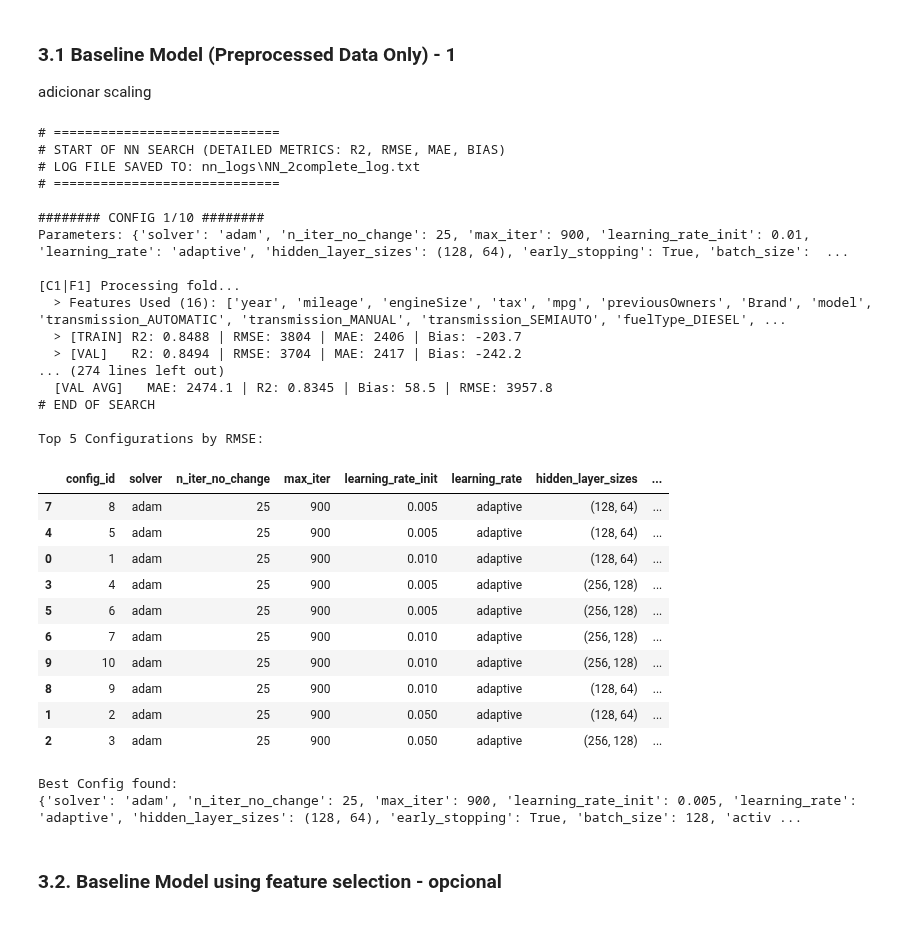
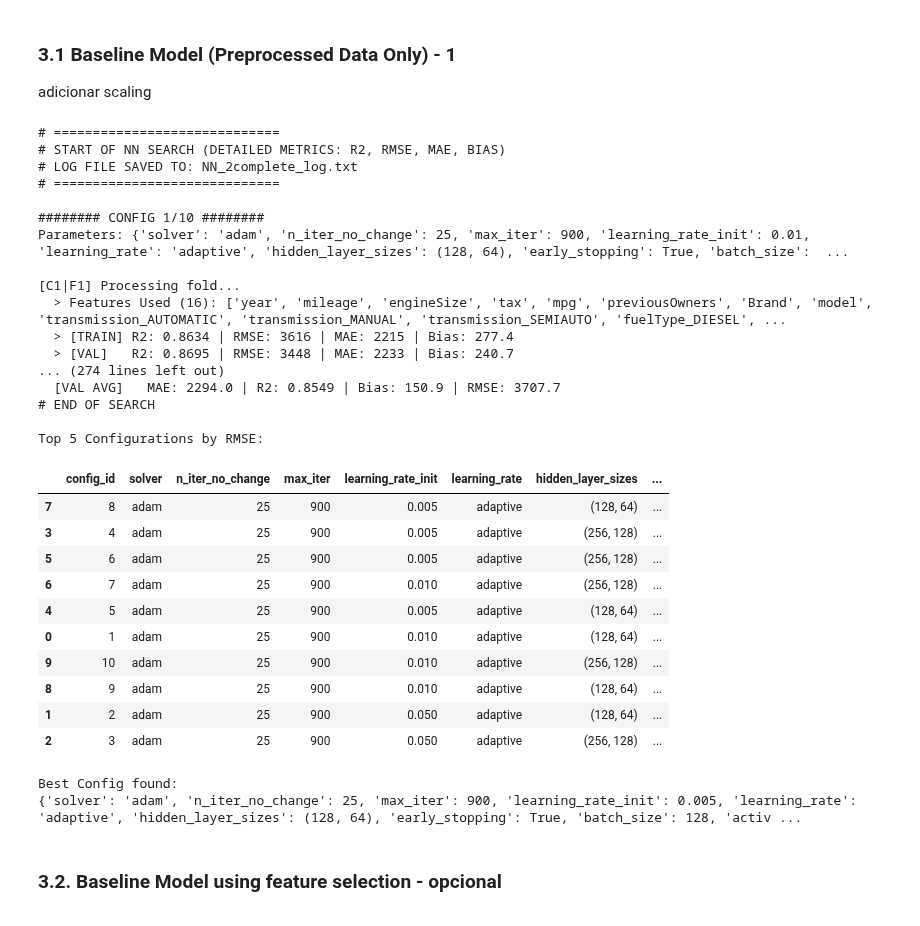
Before and after one commit to franciscasf/Machine-Learning-G51, a Jupyter notebook: notebooks/model_assessment_optimazation/05_6_NeuralNetworks.ipynb, the cells around one changed output. Saved outputs shown, nothing was run; the diff lists cells and outputs as text; code cells hidden in the pictures.

```diff
--- a/notebooks/model_assessment_optimazation/05_6_NeuralNetworks.ipynb
+++ b/notebooks/model_assessment_optimazation/05_6_NeuralNetworks.ipynb
@@ -282,8 +282,8 @@ with open(log_path, "w", encoding="utf-8") as log_file:
             X_val_final   = pd.concat([X_val[numeric_features],   X_val_cat],   axis=1)
 
             scaler = StandardScaler()
-            X_train_final[numeric_features] = scaler.fit_transform(X_train_final[numeric_features_curr])
-            X_val_final[numeric_features]   = scaler.transform(X_val_final[numeric_features_curr])
+            X_train_final[numeric_features] = scaler.fit_transform(X_train_final[numeric_features])
+            X_val_final[numeric_features]   = scaler.transform(X_val_final[numeric_features])
 
             # here, we log the features name, to keep track of what is being used from the original set
             # but also because the columns increase due to encoding
@@ -373,42 +373,42 @@ with open(log_path, "w", encoding="utf-8") as log_file:
             log(f"[NEW BEST RMSE] Config {config_id}")
 
     log("# END OF SEARCH")
 
 
 # Results
 results_df = pd.DataFrame(search_results)
 results_df_sorted = results_df.sort_values(by="val_rmse", ascending=True)
 
 print("\nTop 5 Configurations by RMSE:")
 display(results_df_sorted.head(10))
 
 print("\nBest Config found:")
 print(best_config)
 # %% [output]
 # =============================
 # START OF NN SEARCH (DETAILED METRICS: R2, RMSE, MAE, BIAS)
-# LOG FILE SAVED TO: nn_logs\NN_2complete_log.txt
+# LOG FILE SAVED TO: NN_2complete_log.txt
 # =============================
 
 ######## CONFIG 1/10 ########
 Parameters: {'solver': 'adam', 'n_iter_no_change': 25, 'max_iter': 900, 'learning_rate_init': 0.01, 'learning_rate': 'adaptive', 'hidden_layer_sizes': (128, 64), 'early_stopping': True, 'batch_size':  ...
 
 [C1|F1] Processing fold...
   > Features Used (16): ['year', 'mileage', 'engineSize', 'tax', 'mpg', 'previousOwners', 'Brand', 'model', 'transmission_AUTOMATIC', 'transmission_MANUAL', 'transmission_SEMIAUTO', 'fuelType_DIESEL', ...
-  > [TRAIN] R2: 0.8488 | RMSE: 3804 | MAE: 2406 | Bias: -203.7
-  > [VAL]   R2: 0.8494 | RMSE: 3704 | MAE: 2417 | Bias: -242.2
+  > [TRAIN] R2: 0.8634 | RMSE: 3616 | MAE: 2215 | Bias: 277.4
+  > [VAL]   R2: 0.8695 | RMSE: 3448 | MAE: 2233 | Bias: 240.7
 ... (274 lines left out)
-  [VAL AVG]   MAE: 2474.1 | R2: 0.8345 | Bias: 58.5 | RMSE: 3957.8
+  [VAL AVG]   MAE: 2294.0 | R2: 0.8549 | Bias: 150.9 | RMSE: 3707.7
 # END OF SEARCH
 
 Top 5 Configurations by RMSE:
 |  | config_id | solver | n_iter_no_change | max_iter | learning_rate_init | learning_rate | hidden_layer_sizes | ... |
 | 7 | 8 | adam | 25 | 900 | 0.005 | adaptive | (128, 64) | ... |
-| 4 | 5 | adam | 25 | 900 | 0.005 | adaptive | (128, 64) | ... |
-| 0 | 1 | adam | 25 | 900 | 0.010 | adaptive | (128, 64) | ... |
 | 3 | 4 | adam | 25 | 900 | 0.005 | adaptive | (256, 128) | ... |
 | 5 | 6 | adam | 25 | 900 | 0.005 | adaptive | (256, 128) | ... |
 | 6 | 7 | adam | 25 | 900 | 0.010 | adaptive | (256, 128) | ... |
+| 4 | 5 | adam | 25 | 900 | 0.005 | adaptive | (128, 64) | ... |
+| 0 | 1 | adam | 25 | 900 | 0.010 | adaptive | (128, 64) | ... |
 | 9 | 10 | adam | 25 | 900 | 0.010 | adaptive | (256, 128) | ... |
 | 8 | 9 | adam | 25 | 900 | 0.010 | adaptive | (128, 64) | ... |
 | 1 | 2 | adam | 25 | 900 | 0.050 | adaptive | (128, 64) | ... |
```
Also changed, not shown: parts of 3 cells of this notebook, 4 other files.
